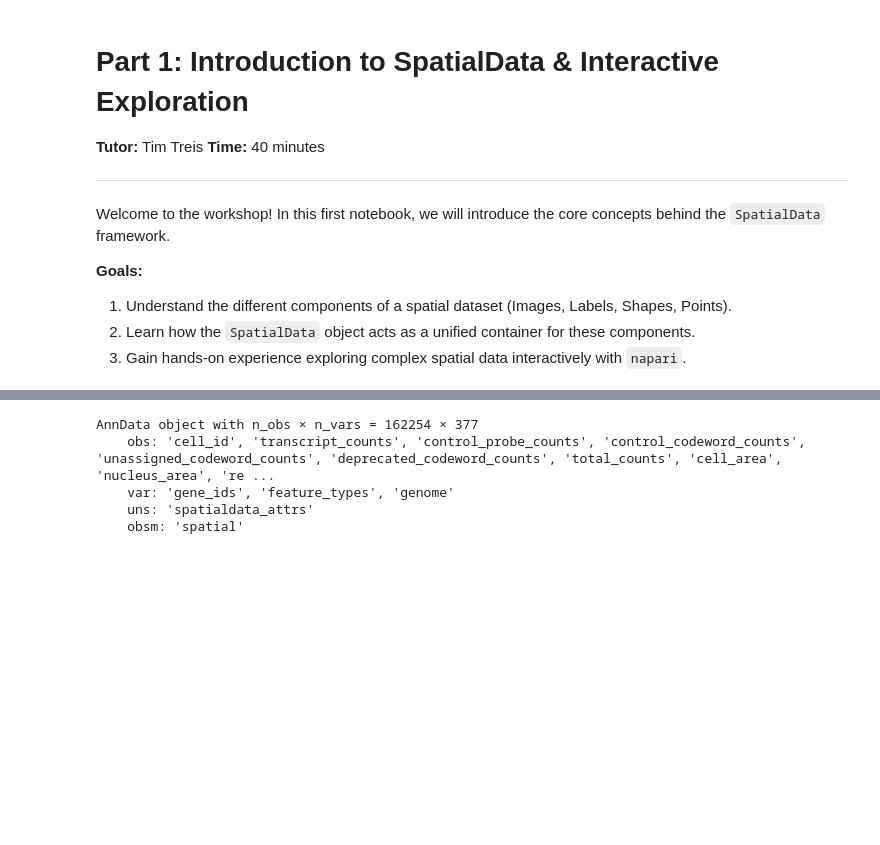
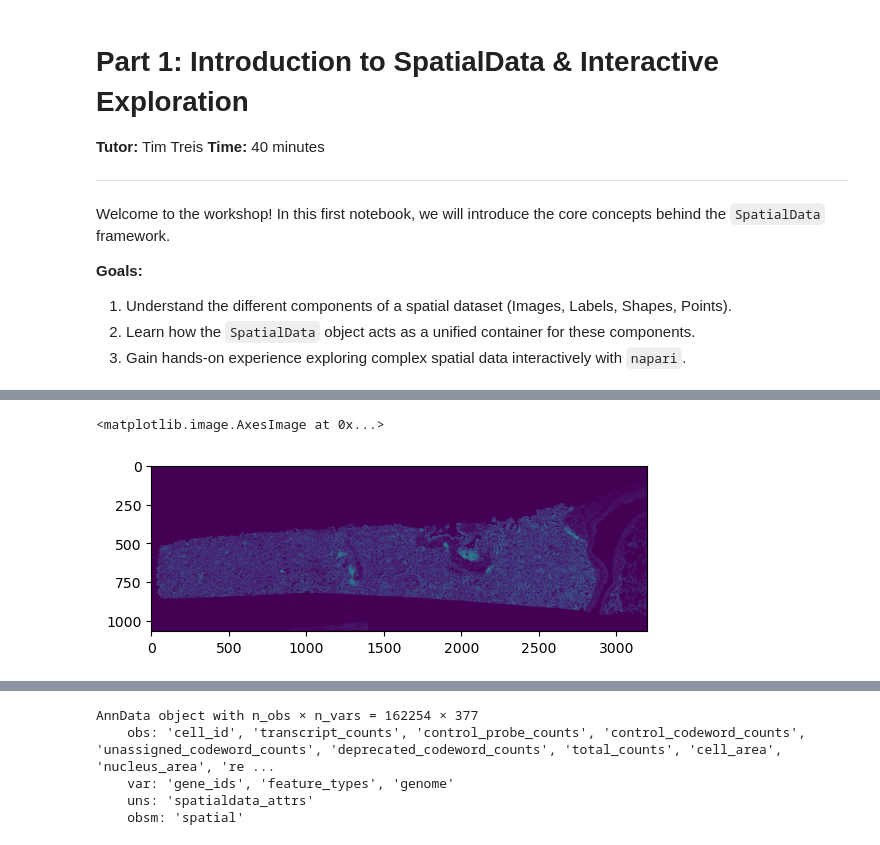
Before and after one commit to ccb-hms/Spatial-Workshop, a Jupyter notebook: notebooks/nb1_introduction_to_spatialdata.ipynb, the cells around one changed output, grey strips where cells are left out. Saved outputs shown, nothing was run; the diff lists cells and outputs as text; code cells hidden in the pictures; blank space fills up the shorter version.

```diff
--- a/notebooks/nb1_introduction_to_spatialdata.ipynb
+++ b/notebooks/nb1_introduction_to_spatialdata.ipynb
@@ -35,14 +40,15 @@ Our first dataset is a `Xenium` experiment, which is a great example because it
 # %%
-%load_ext jupyter_black
-
 import spatialdata as sd
+from pathlib import Path
 
 # Define the path to our data directory
 # Note: This path is relative to the repository's root directory
-data_path = "../data/"
+_DATA_DIR_PATH = Path("../data/")
+_XENIUM_PATH = _DATA_DIR_PATH / "xenium_lung_cancer_subset.zarr"
+_MERFISH_PATH = _DATA_DIR_PATH / "merfish_subset.zarr"
 
-print(data_path + "xenium_lung_cancer_subset.zarr")
+print(f"Loading data from '{_XENIUM_PATH}'")
 
 # Load the pre-processed Xenium dataset
-sdata_xenium = sd.read_zarr(data_path + "xenium_lung_cancer_subset.zarr")
+sdata_xenium = sd.read_zarr(_XENIUM_PATH)
 # %% [output]
@@ -74,0 +178,9 @@ with coordinate systems:
+# %%
+# We can also directly access and plot the data contained
+
+import matplotlib.pyplot as plt
+
+plt.imshow(sdata_xenium.images["morphology_focus"]["scale4"].image.transpose("y", "x", "c"))
+# %% [output]
+<matplotlib.image.AxesImage at 0x...>
+[figure, added]
```
Also changed, not shown: parts of 33 cells of this notebook, 3 other files.
